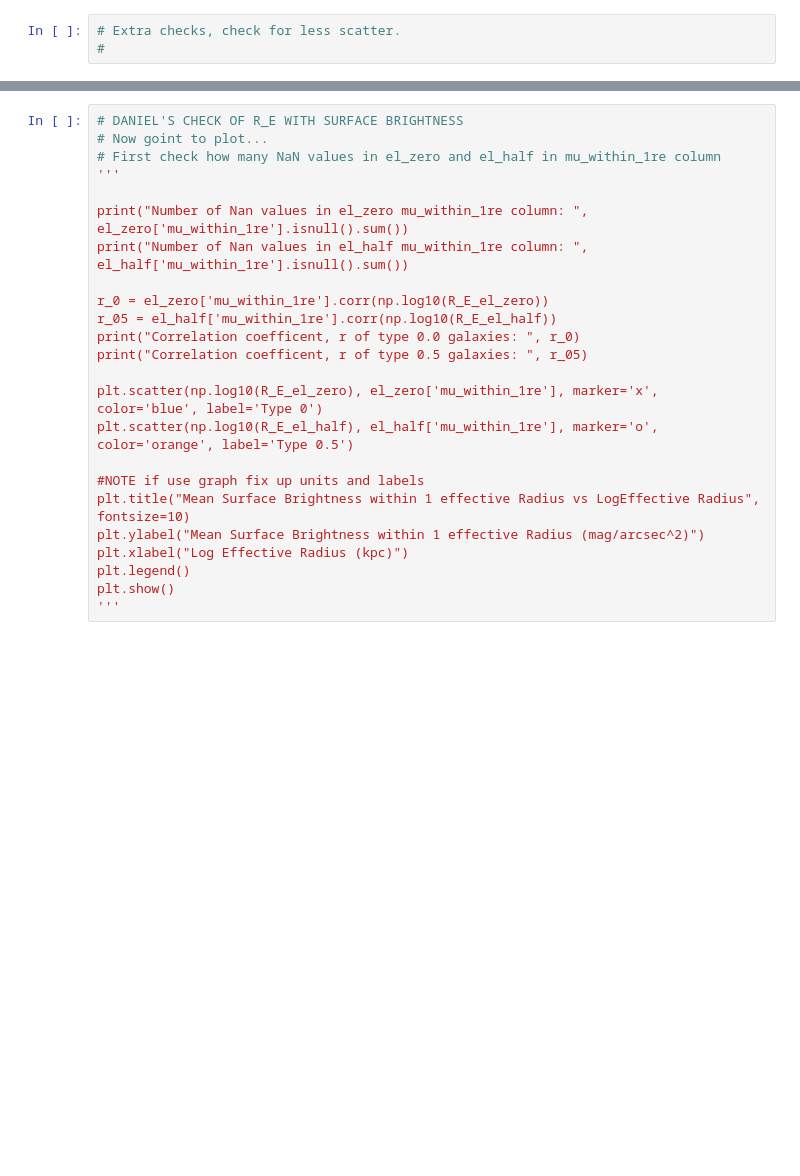
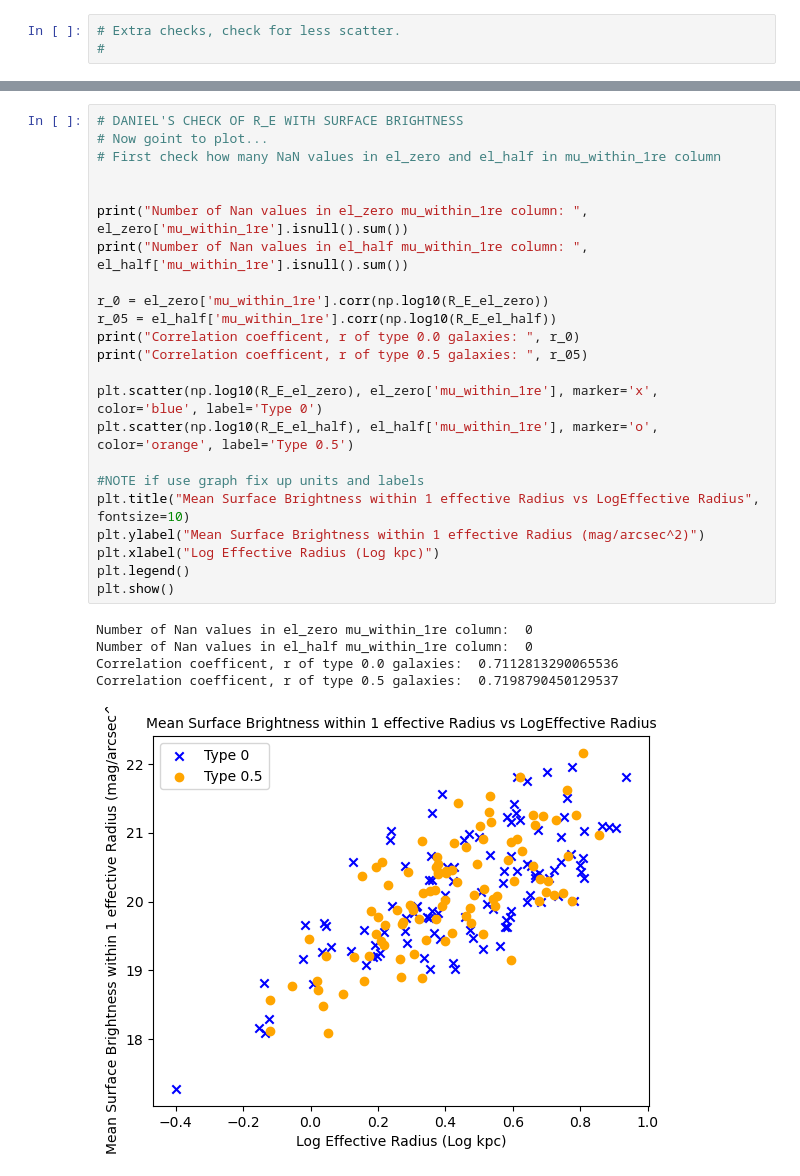
Before and after one commit to td522285/Group-7-Coding-Assignment, a Jupyter notebook: Re-Dispersion.ipynb, the cells around one changed output, grey strips where cells are left out. Drawn from its saved outputs; the diff is of its cells as text; blank space fills up the shorter version.

```diff
--- a/Re-Dispersion.ipynb
+++ b/Re-Dispersion.ipynb
@@ -215,24 +221,29 @@ print("Correlation coefficent, r of type 0.5 galaxies: ", r_05)
 # %%
 # DANIEL'S CHECK OF R_E WITH SURFACE BRIGHTNESS
 # Now goint to plot...
 # First check how many NaN values in el_zero and el_half in mu_within_1re column
-'''
+
 
 print("Number of Nan values in el_zero mu_within_1re column: ", el_zero['mu_within_1re'].isnull().sum())
 print("Number of Nan values in el_half mu_within_1re column: ", el_half['mu_within_1re'].isnull().sum())
 
 r_0 = el_zero['mu_within_1re'].corr(np.log10(R_E_el_zero))
 r_05 = el_half['mu_within_1re'].corr(np.log10(R_E_el_half))
 print("Correlation coefficent, r of type 0.0 galaxies: ", r_0)
 print("Correlation coefficent, r of type 0.5 galaxies: ", r_05)
 
 plt.scatter(np.log10(R_E_el_zero), el_zero['mu_within_1re'], marker='x', color='blue', label='Type 0')
 plt.scatter(np.log10(R_E_el_half), el_half['mu_within_1re'], marker='o', color='orange', label='Type 0.5')
 
 #NOTE if use graph fix up units and labels
 plt.title("Mean Surface Brightness within 1 effective Radius vs LogEffective Radius", fontsize=10)
 plt.ylabel("Mean Surface Brightness within 1 effective Radius (mag/arcsec^2)")
-plt.xlabel("Log Effective Radius (kpc)")
+plt.xlabel("Log Effective Radius (Log kpc)")
 plt.legend()
 plt.show()
-'''
+# %% [output]
+Number of Nan values in el_zero mu_within_1re column:  0
+Number of Nan values in el_half mu_within_1re column:  0
+Correlation coefficent, r of type 0.0 galaxies:  0.7112813290065536
+Correlation coefficent, r of type 0.5 galaxies:  0.7198790450129537
+[figure, added]
```
Also changed, not shown: parts of 3 cells of this notebook, 3 other files.
